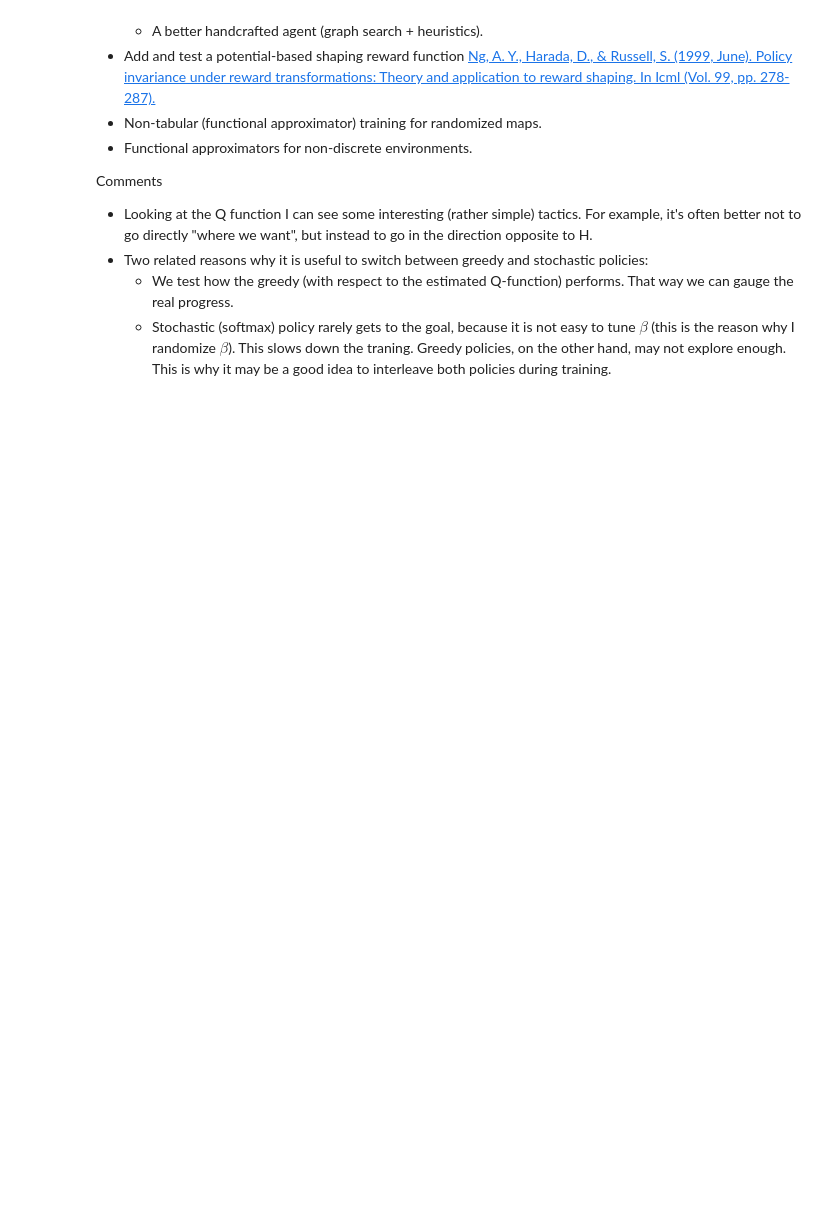
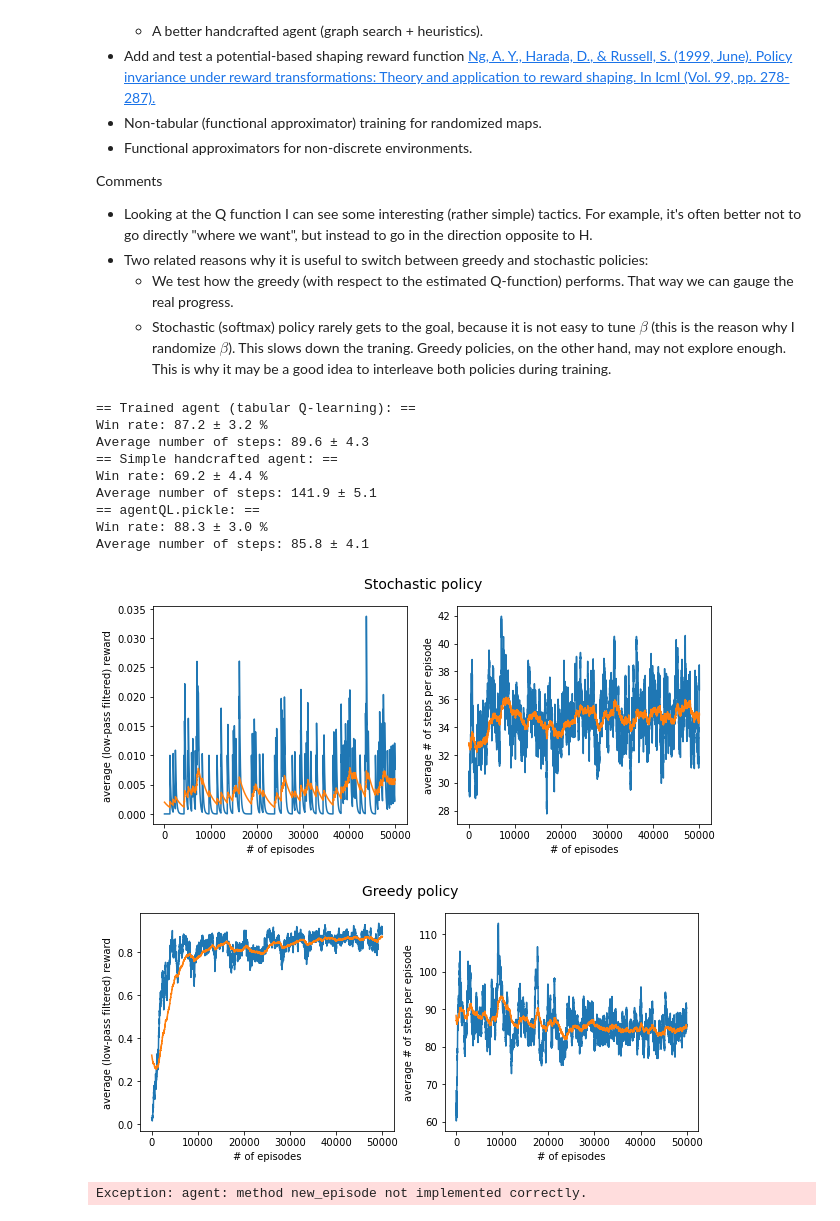
Before and after one commit to nalewkoz/rl-gym-solvers, a Jupyter notebook: exploreFrozenLake.ipynb, the cells around one changed output. Cells and saved outputs as stored; diff of their text form; code cells hidden in the pictures; blank space fills up the shorter version.

```diff
--- a/exploreFrozenLake.ipynb
+++ b/exploreFrozenLake.ipynb
@@ -511,3 +22,59 @@ trainer_new.test();
+# %%
+import gym
+import rlsolvers
+
+path_models = "models/"
+
+# Create an instance of the FrozeLake8x8-v0 or FrozenLake8x8-v1 environment
+env = gym.make('FrozenLake8x8-v1')#, map_name=None)
+# Instantiate an agent (discreteQlearningAgent)
+agent = rlsolvers.discreteQlearningAgent()
+# Instantiate a gymTrainer
+trainer = rlsolvers.gymTrainer(env, agent)
+# It is also possible to specify the path with a pickle containing the agent:
+# trainer = gymTrainer(env, "agentQ.pickle")
+
+# Train the agent for Nepisodes steps. By default this will also visualize the training.
+# If save_name is specified as a string (filename),
+# the agent will be automatically saved to the file (pickle) at the end of the training.
+trainer.train(Nepisodes=50000, save_name=path_models+"agentQL.pickle")
+
+# Test the trained agent in the trainer.
+print("== Trained agent (tabular Q-learning): ==")
+trainer.test()
+
+# Test another agent (loaded externally) using the same trainer. Note that this will not update the agent for future training.
+print("== Simple handcrafted agent: ==")
+agentHC = rlsolvers.testAgent()   # Handcrafted agent
+trainer.test(agentHC)
+
+# Test an agent loaded directly from a specified path.
+print("== agentQL.pickle: ==")
+trainer.test(path_models+"agentQL.pickle")
+
+# Save the trained agent whenever needed.
+# Note that agentXXX.pickle and agentQL.pickle should be identical
+trainer.save_agent(path_models+"agentXXX.pickle");
+
+# Load an agent into the trainer.
+trainer.load_agent(agentHC)
+
+# Save the agent.
+trainer.save_agent(path_models+"agentHC.pickle")
+# %% [output]
+== Trained agent (tabular Q-learning): ==
+Win rate: 87.2 ± 3.2 %
+Average number of steps: 89.6 ± 4.3
+== Simple handcrafted agent: ==
+Win rate: 69.2 ± 4.4 %
+Average number of steps: 141.9 ± 5.1
+== agentQL.pickle: ==
+Win rate: 88.3 ± 3.0 %
+Average number of steps: 85.8 ± 4.1
+[figure, added]
+[figure, added]
 # %%
 trainer.test(6)
+# %% [output]
+Exception: agent: method new_episode not implemented correctly.
 # %%
```
Also changed, not shown: parts of 4 cells of this notebook, 6 other files.
